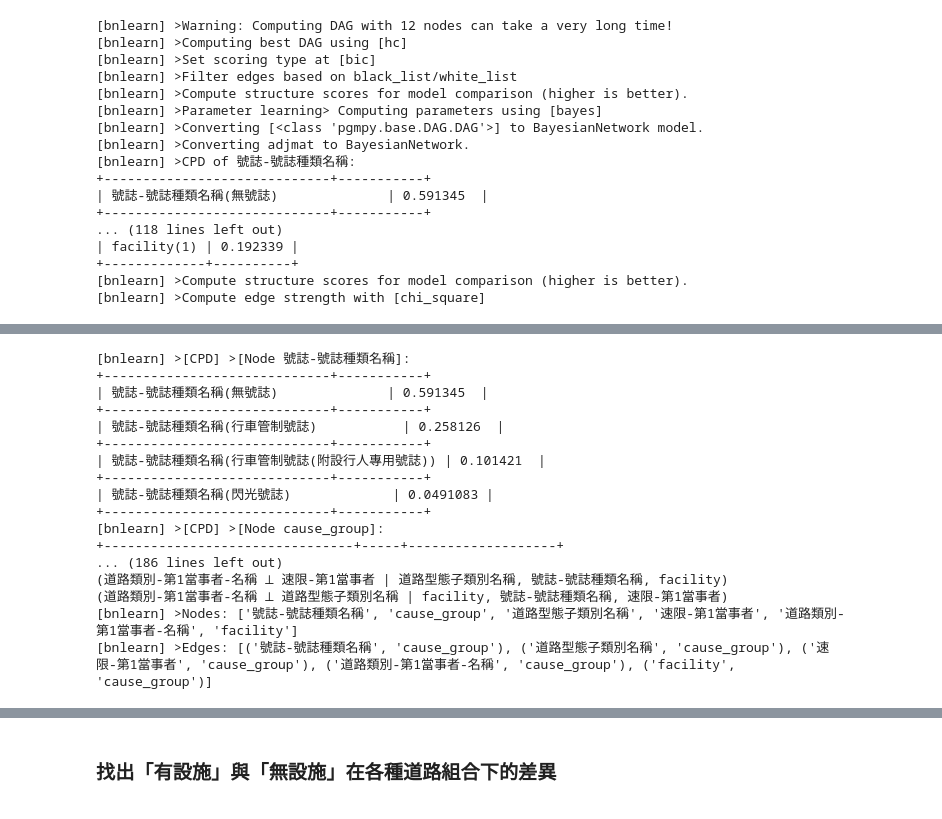
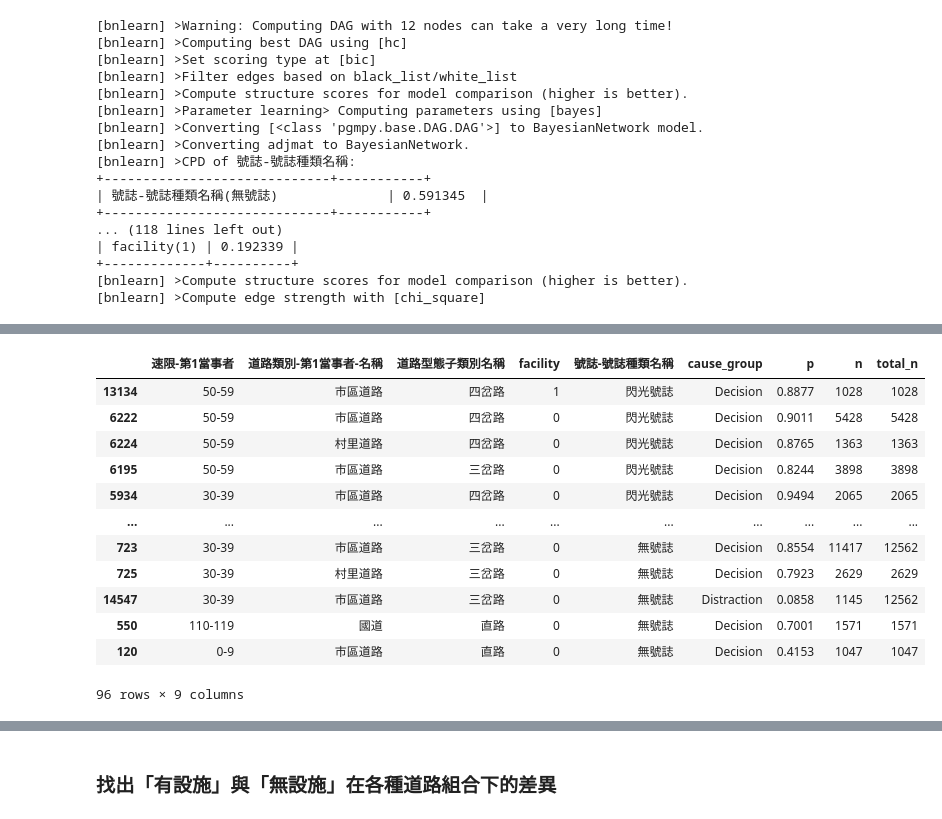
Before and after one commit to kennywang112/ST-RTA, a Jupyter notebook: ModelsV4/Behaviour.ipynb, the cells around one changed output, grey strips where cells are left out. Drawn from its saved outputs; the diff is of its cells as text; code cells hidden in the pictures.

Commit message:
add cause and effect analysis

```diff
--- a/ModelsV4/Behaviour.ipynb
+++ b/ModelsV4/Behaviour.ipynb
@@ -103,22 +150,28 @@ evidence_v = list(data['cause_group'].value_counts().index)
 # %%
-CPDs = bn.print_CPD(model_param_all)
+CPDs = bn.print_CPD(model_param_all, verbose=0)
 dfprob_cause = CPDs[child]
 filtered = cpd_add_n(parent, child, dfprob_cause, data, threshold=0)
+
+filtered_n = filtered[filtered['n'] > 1000]
+filtered_n.sort_values(by=['號誌-號誌種類名稱', '速限-第1當事者', '道路型態子類別名稱', 'facility', 'p'], ascending=False, inplace=True)
+filtered_n['total_n'] = (filtered_n.groupby(parent)['n'] .transform('sum'))
+# check_sum must be around 1
+# check_sum = (filtered_n.groupby(parent)['p'].sum())
+# check_sum
+filtered_n = filtered_n[parent + ['cause_group', 'p', 'n', 'total_n']]
+filtered_n.sort_values(by=parent + ['cause_group'], ascending=False, inplace=False)
+filtered_n
 # %% [output]
+|  | 速限-第1當事者 | 道路類別-第1當事者-名稱 | 道路型態子類別名稱 | facility | 號誌-號誌種類名稱 | cause_group | p | n | total_n |
+| 13134 | 50-59 | 市區道路 | 四岔路 | 1 | 閃光號誌 | Decision | 0.8877 | 1028 | 1028 |
+| 6222 | 50-59 | 市區道路 | 四岔路 | 0 | 閃光號誌 | Decision | 0.9011 | 5428 | 5428 |
+| 6224 | 50-59 | 村里道路 | 四岔路 | 0 | 閃光號誌 | Decision | 0.8765 | 1363 | 1363 |
+| 6195 | 50-59 | 市區道路 | 三岔路 | 0 | 閃光號誌 | Decision | 0.8244 | 3898 | 3898 |
+| 5934 | 30-39 | 市區道路 | 四岔路 | 0 | 閃光號誌 | Decision | 0.9494 | 2065 | 2065 |
+| ... | ... | ... | ... | ... | ... | ... | ... | ... | ... |
+| 723 | 30-39 | 市區道路 | 三岔路 | 0 | 無號誌 | Decision | 0.8554 | 11417 | 12562 |
+| 725 | 30-39 | 村里道路 | 三岔路 | 0 | 無號誌 | Decision | 0.7923 | 2629 | 2629 |
+| 14547 | 30-39 | 市區道路 | 三岔路 | 0 | 無號誌 | Distraction | 0.0858 | 1145 | 12562 |
+| 550 | 110-119 | 國道 | 直路 | 0 | 無號誌 | Decision | 0.7001 | 1571 | 1571 |
+| 120 | 0-9 | 市區道路 | 直路 | 0 | 無號誌 | Decision | 0.4153 | 1047 | 1047 |
-[bnlearn] >[CPD] >[Node 號誌-號誌種類名稱]:
-+-----------------------------+-----------+
-| 號誌-號誌種類名稱(無號誌)              | 0.591345  |
-+-----------------------------+-----------+
-| 號誌-號誌種類名稱(行車管制號誌)           | 0.258126  |
-+-----------------------------+-----------+
-| 號誌-號誌種類名稱(行車管制號誌(附設行人專用號誌)) | 0.101421  |
-+-----------------------------+-----------+
-| 號誌-號誌種類名稱(閃光號誌)             | 0.0491083 |
-+-----------------------------+-----------+
-[bnlearn] >[CPD] >[Node cause_group]:
-+--------------------------------+-----+-------------------+
-... (186 lines left out)
-(道路類別-第1當事者-名稱 ⟂ 速限-第1當事者 | 道路型態子類別名稱, 號誌-號誌種類名稱, facility)
-(道路類別-第1當事者-名稱 ⟂ 道路型態子類別名稱 | facility, 號誌-號誌種類名稱, 速限-第1當事者)
-[bnlearn] >Nodes: ['號誌-號誌種類名稱', 'cause_group', '道路型態子類別名稱', '速限-第1當事者', '道路類別-第1當事者-名稱', 'facility']
-[bnlearn] >Edges: [('號誌-號誌種類名稱', 'cause_group'), ('道路型態子類別名稱', 'cause_group'), ('速限-第1當事者', 'cause_group'), ('道路類別-第1當事者-名稱', 'cause_group'), ('facility', 'cause_group')]
+96 rows × 9 columns
```
Also changed, not shown: parts of 7 cells of this notebook, 1 other file.
